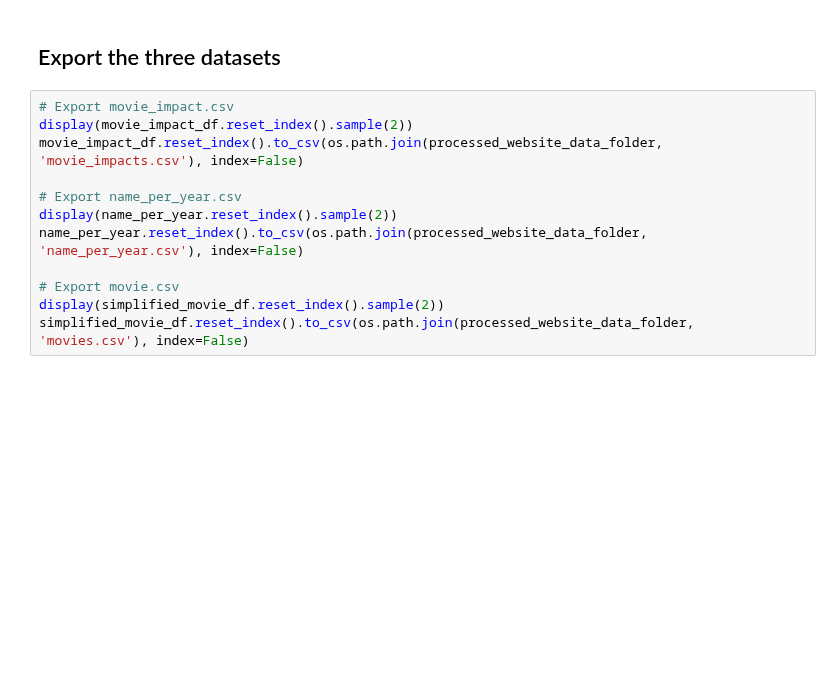
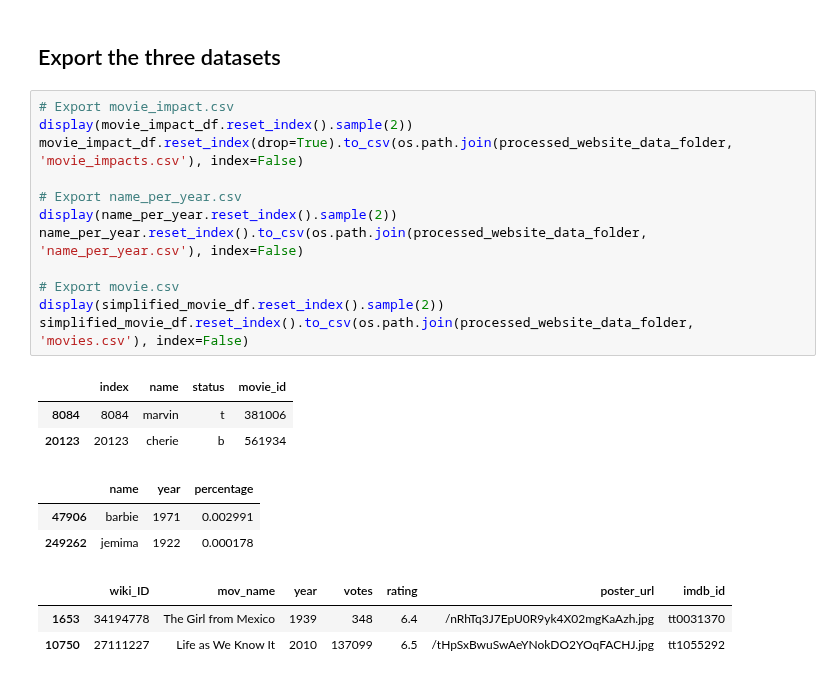
Before and after one commit to epfl-ada/ada-2023-project-abadakor, a Jupyter notebook: data/get_data_for_website.ipynb, the cells around one changed output. Drawn from its saved outputs; the diff is of its cells as text; blank space fills up the shorter version.

```diff
--- a/data/get_data_for_website.ipynb
+++ b/data/get_data_for_website.ipynb
@@ -428,12 +437,22 @@ display(simplified_movie_df.sample(2))
 # %%
 # Export movie_impact.csv
 display(movie_impact_df.reset_index().sample(2))
-movie_impact_df.reset_index().to_csv(os.path.join(processed_website_data_folder, 'movie_impacts.csv'), index=False)
+movie_impact_df.reset_index(drop=True).to_csv(os.path.join(processed_website_data_folder, 'movie_impacts.csv'), index=False)
 
 # Export name_per_year.csv
 display(name_per_year.reset_index().sample(2))
 name_per_year.reset_index().to_csv(os.path.join(processed_website_data_folder, 'name_per_year.csv'), index=False)
 
 # Export movie.csv
 display(simplified_movie_df.reset_index().sample(2))
 simplified_movie_df.reset_index().to_csv(os.path.join(processed_website_data_folder, 'movies.csv'), index=False)
+# %% [output]
+|  | index | name | status | movie_id |
+| 8084 | 8084 | marvin | t | 381006 |
+| 20123 | 20123 | cherie | b | 561934 |
+|  | name | year | percentage |
+| 47906 | barbie | 1971 | 0.002991 |
+| 249262 | jemima | 1922 | 0.000178 |
+|  | wiki_ID | mov_name | year | votes | rating | poster_url | imdb_id |
+| 1653 | 34194778 | The Girl from Mexico | 1939 | 348 | 6.4 | /nRhTq3J7EpU0R9yk4X02mgKaAzh.jpg | tt0031370 |
+| 10750 | 27111227 | Life as We Know It | 2010 | 137099 | 6.5 | /tHpSxBwuSwAeYNokDO2YOqFACHJ.jpg | tt1055292 |
```
Also changed, not shown: parts of 29 cells of this notebook, 1 other file.
